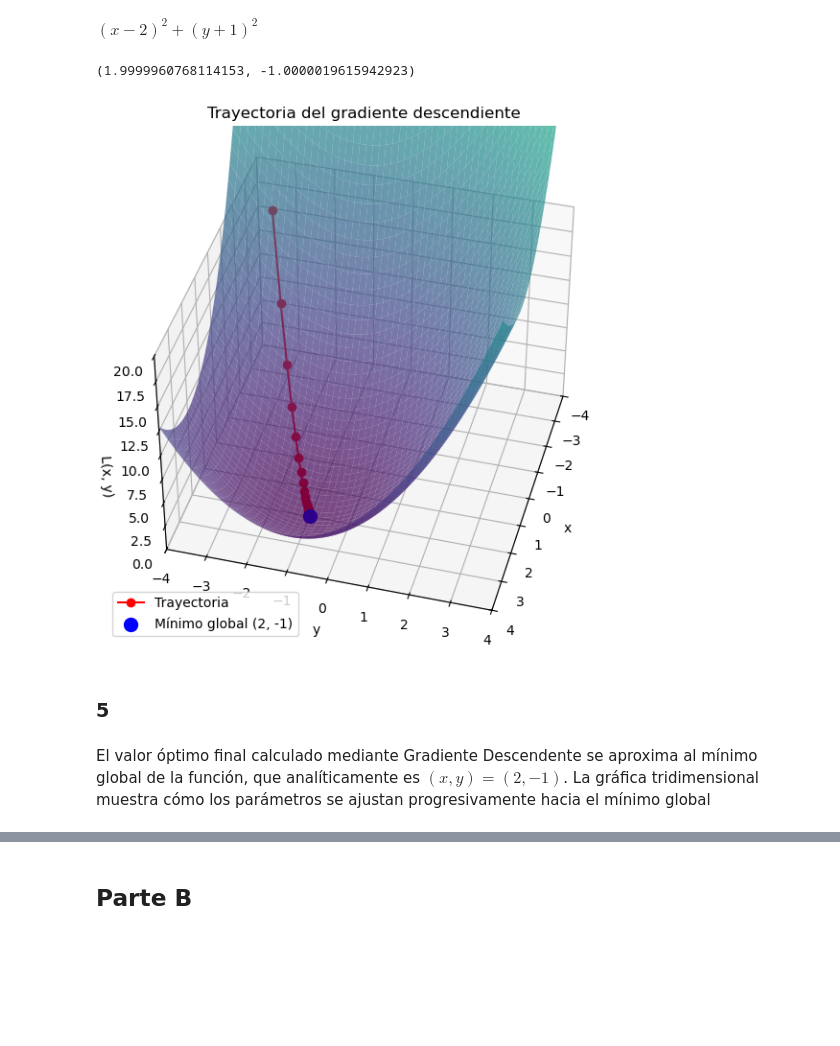
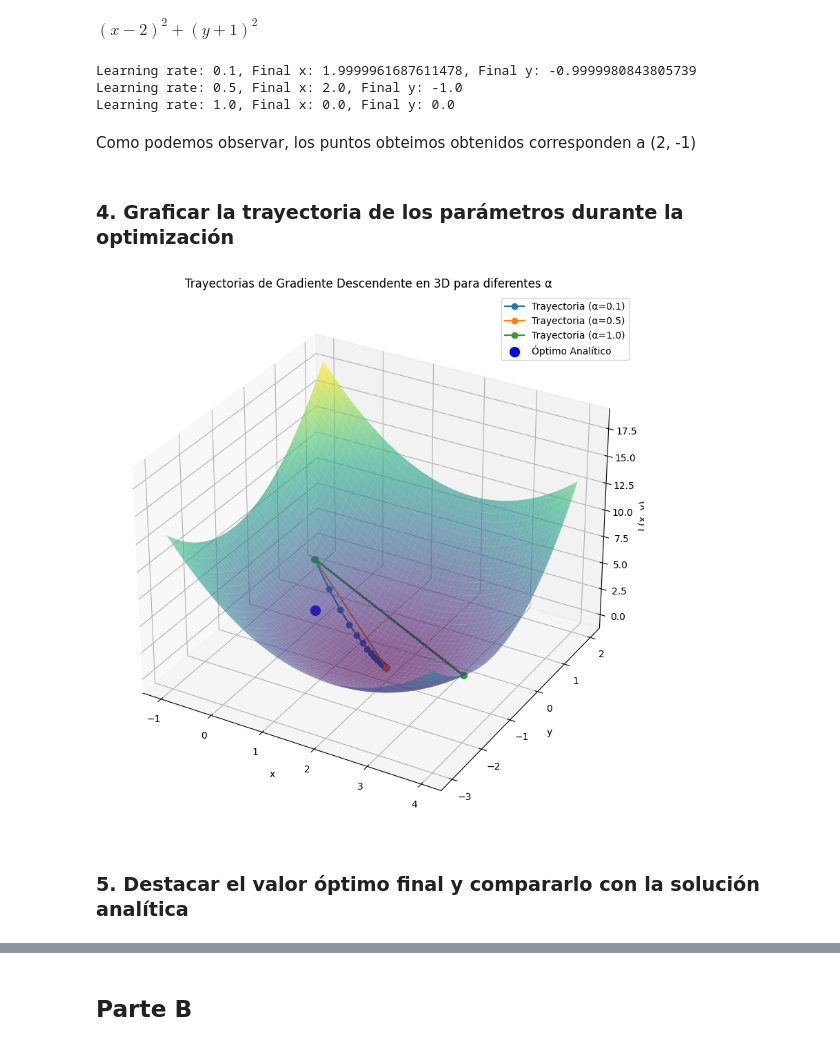
Before and after one commit to j4vierb/mos-labs, a Jupyter notebook: labs/lab3/entrega_lab3.ipynb, the cells around one changed output, grey strips where cells are left out. Saved outputs shown, nothing was run; the diff lists cells and outputs as text; code cells hidden in the pictures; blank space fills up the shorter version.

Commit message:
Punto 4 finalizado

```diff
--- a/labs/lab3/entrega_lab3.ipynb
+++ b/labs/lab3/entrega_lab3.ipynb
@@ -775,37 +767,53 @@ function = sp.simplify("(x - 2)**2 + (y + 1)**2")
 function
 # %% [output]
 $\displaystyle \left(x - 2\right)^{2} + \left(y + 1\right)^{2}$
-# %%
-x, y, steps = gradient_descent(-2, -3, 0.1, 1000, 1e-6)
+# %%
+initial_x, initial_y = 0, 00 # Punto inicial
+learning_rates = [0.1, 0.5, 1.0]
+max_iterations = 100
+tolerance = 1e-6
 # %%
-x, y
+results = []
+for alpha in learning_rates:
+	x, y, steps = gradient_descent(initial_x, initial_y, alpha, max_iterations, tolerance)
+	results.append((alpha, x, y, steps))
+
+for result in results:
+	print(f"Learning rate: {result[0]}, Final x: {result[1]}, Final y: {result[2]}")
 # %% [output]
-(1.9999960768114153, -1.0000019615942923)
+Learning rate: 0.1, Final x: 1.9999961687611478, Final y: -0.9999980843805739
+Learning rate: 0.5, Final x: 2.0, Final y: -1.0
+Learning rate: 1.0, Final x: 0.0, Final y: 0.0
-# %%
-f = sp.lambdify(['x', 'y'], function, 'numpy')
-x_vals = np.linspace(-4, 4, 100)
-y_vals = np.linspace(-4, 4, 100)
-
-x_mesh, y_mesh = np.meshgrid(x_vals, y_vals)
-z_mesh = (x_mesh - 2)**2 + (y_mesh + 1)**2
-fig = plt.figure(figsize=(10, 7))
-ax = fig.add_subplot(111, projection='3d')
-ax.plot_surface(x_mesh, y_mesh, z_mesh, cmap='viridis', alpha=0.7)
-ax.plot([x[0] for x in steps], [x[1] for x in steps], [f(x[0], x[1]) for x in steps], color='red', marker='o', label='Trayectoria')
-ax.scatter(2, -1, 0, color='blue', s=100, label='Mínimo global (2, -1)')
-
-# Etiquetas y título
-ax.view_init(elev=40, azim=15)
-ax.set(ylim=(-4, 4), xlim=(-4, 4), zlim=(0, 20))
-ax.set_title('Trayectoria del gradiente descendiente')
-ax.set_xlabel('x')
-ax.set_ylabel('y')
-ax.set_zlabel('L(x, y)')
-ax.legend()
-plt.show()
-# %% [output]
-[figure, removed]
+# %% [markdown]
+Como podemos observar, los puntos obteimos obtenidos corresponden a (2, -1)
+# %% [markdown]
+### 4. Graficar la trayectoria de los parámetros durante la optimización
+# %%
+x_vals = np.linspace(-1, 4, 100)
+y_vals = np.linspace(-3, 2, 100)
+x_grid, y_grid = np.meshgrid(x_vals, y_vals)
+L_grid = (x_grid - 2)**2 + (y_grid + 1)**2
+
+fig = plt.figure(figsize=(12, 10))
+ax = fig.add_subplot(111, projection='3d')
+ax.plot_surface(x_grid, y_grid, L_grid, alpha=0.6, cmap='viridis', edgecolor='none')
+
+for alpha in learning_rates:
+    x_opt, y_opt, trajectory = gradient_descent(initial_x, initial_y, alpha, max_iterations, tolerance)
+
+    trajectory = np.array(trajectory)
+
+    ax.plot(trajectory[:, 0], trajectory[:, 1], (trajectory[:, 0] - 2)**2 + (trajectory[:, 1] + 1)**2,
+            label=f'Trayectoria (α={alpha})', marker='o')
+
+ax.scatter(result[1], result[2], 0, color='blue', label='Óptimo Analítico', s=100)
+ax.set_title('Trayectorias de Gradiente Descendente en 3D para diferentes α')
+ax.set_xlabel('x')
+ax.set_ylabel('y')
+ax.set_zlabel('L(x, y)')
+ax.legend()
+plt.show()
+# %% [output]
+[figure, added]
 # %% [markdown]
-### 5
+### 5. Destacar el valor óptimo final y compararlo con la solución analítica
-# %% [markdown]
-El valor óptimo final calculado mediante Gradiente Descendente se aproxima al mínimo global de la función, que analíticamente es $(x, y) = (2, -1)$. La gráfica tridimensional muestra cómo los parámetros se ajustan progresivamente hacia el mínimo global
```
Also changed, not shown: parts of 31 cells of this notebook.
